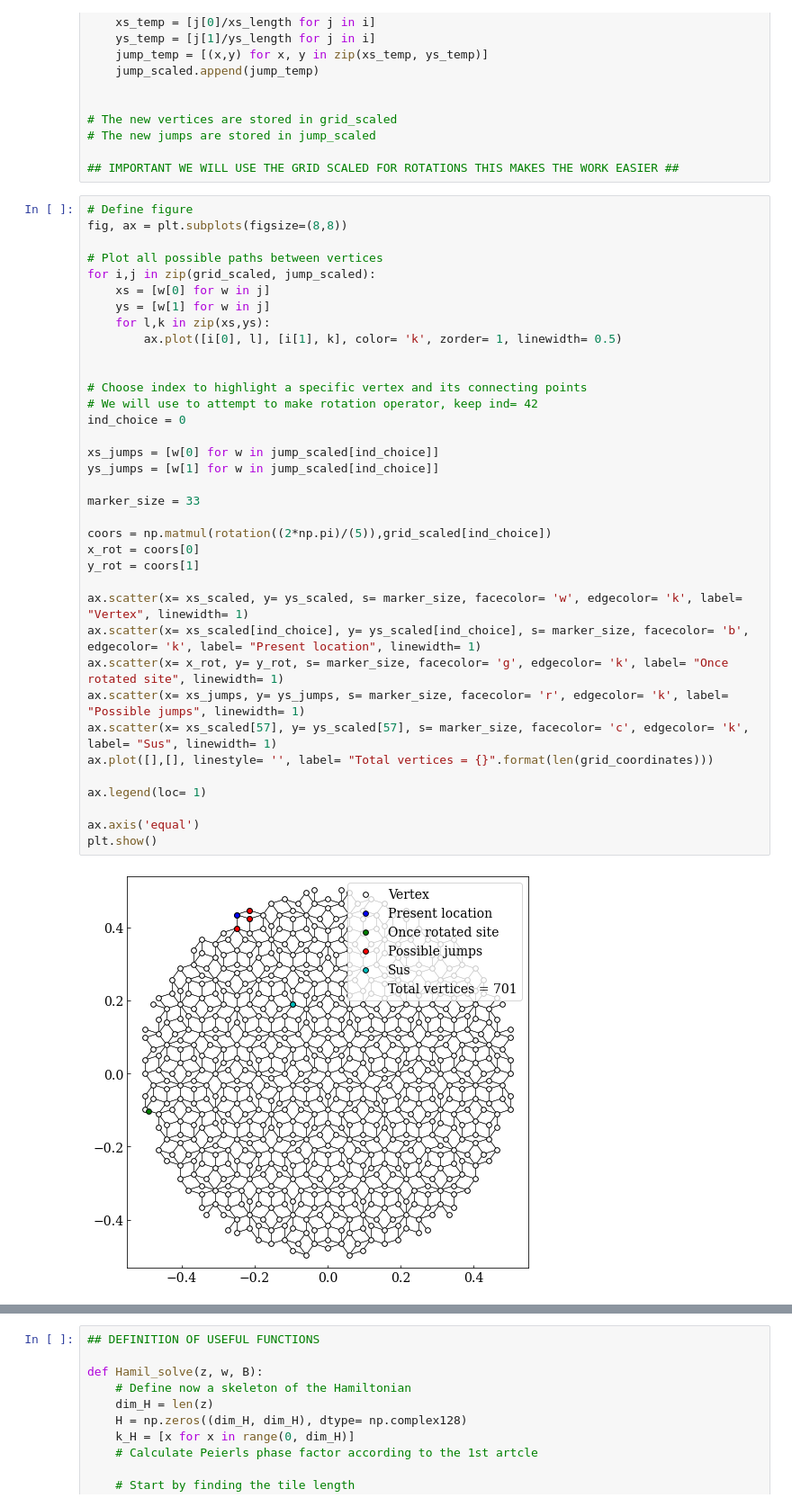
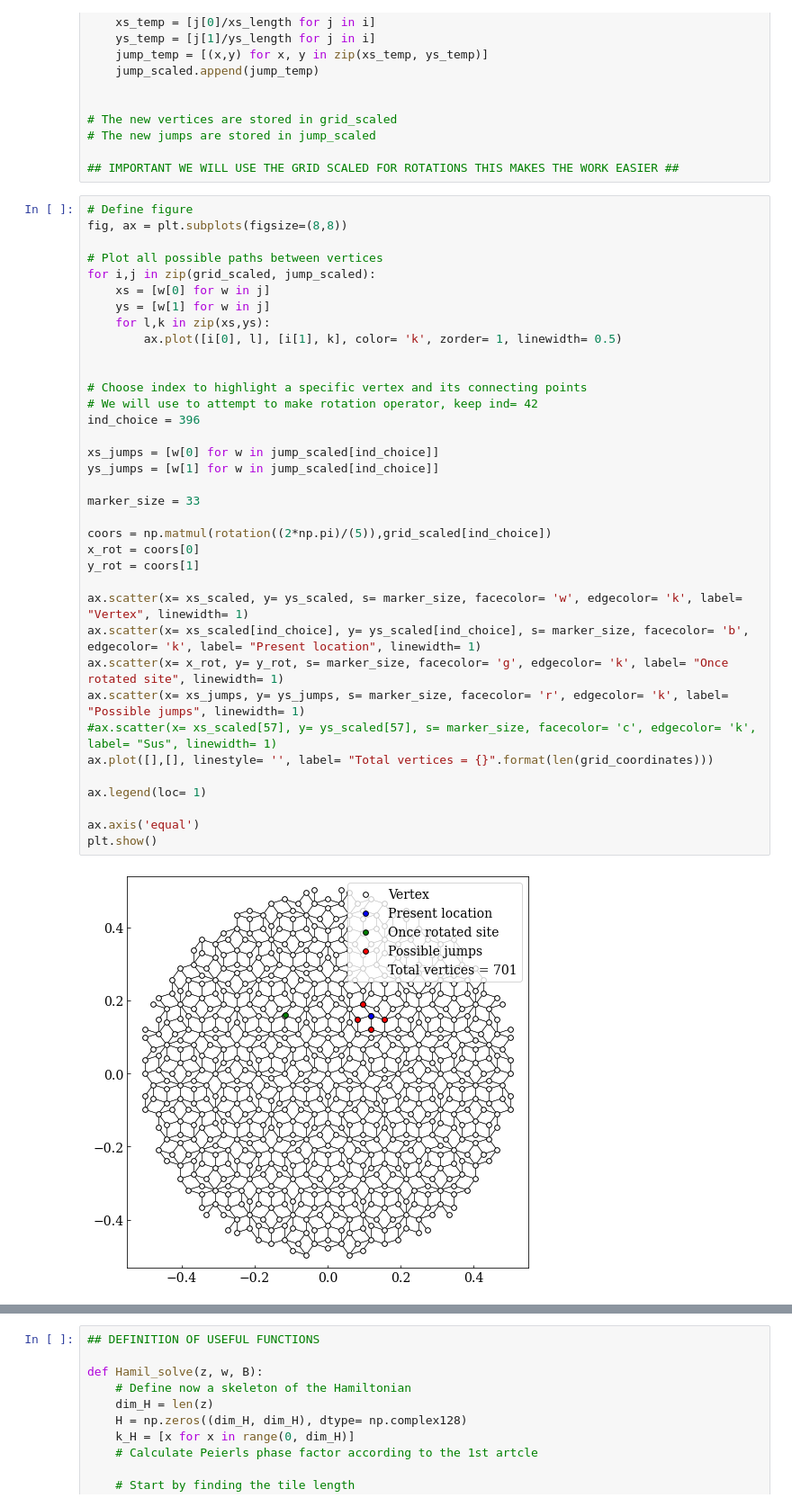
Before and after one commit to Kroghski/Bachelor, a Jupyter notebook: Code/Penrose/Penrose_rotation.ipynb, the cells around one changed output, grey strips where cells are left out. Shown at 90% size. Drawn from its saved outputs; the diff is of its cells as text.

```diff
--- a/Code/Penrose/Penrose_rotation.ipynb
+++ b/Code/Penrose/Penrose_rotation.ipynb
@@ -141,36 +141,36 @@ fig, ax = plt.subplots(figsize=(8,8))
 for i,j in zip(grid_scaled, jump_scaled):
     xs = [w[0] for w in j]
     ys = [w[1] for w in j]
     for l,k in zip(xs,ys):
         ax.plot([i[0], l], [i[1], k], color= 'k', zorder= 1, linewidth= 0.5)
 
 
 # Choose index to highlight a specific vertex and its connecting points
 # We will use to attempt to make rotation operator, keep ind= 42
-ind_choice = 0
+ind_choice = 396
 
 xs_jumps = [w[0] for w in jump_scaled[ind_choice]]
 ys_jumps = [w[1] for w in jump_scaled[ind_choice]]
 
 marker_size = 33
 
 coors = np.matmul(rotation((2*np.pi)/(5)),grid_scaled[ind_choice])
 x_rot = coors[0]
 y_rot = coors[1]
 
 ax.scatter(x= xs_scaled, y= ys_scaled, s= marker_size, facecolor= 'w', edgecolor= 'k', label= "Vertex", linewidth= 1)
 ax.scatter(x= xs_scaled[ind_choice], y= ys_scaled[ind_choice], s= marker_size, facecolor= 'b', edgecolor= 'k', label= "Present location", linewidth= 1)
 ax.scatter(x= x_rot, y= y_rot, s= marker_size, facecolor= 'g', edgecolor= 'k', label= "Once rotated site", linewidth= 1)
 ax.scatter(x= xs_jumps, y= ys_jumps, s= marker_size, facecolor= 'r', edgecolor= 'k', label= "Possible jumps", linewidth= 1)
-ax.scatter(x= xs_scaled[57], y= ys_scaled[57], s= marker_size, facecolor= 'c', edgecolor= 'k', label= "Sus", linewidth= 1)
+#ax.scatter(x= xs_scaled[57], y= ys_scaled[57], s= marker_size, facecolor= 'c', edgecolor= 'k', label= "Sus", linewidth= 1)
 ax.plot([],[], linestyle= '', label= "Total vertices = {}".format(len(grid_coordinates)))
 
 ax.legend(loc= 1)
 
 ax.axis('equal')
 plt.show()
 # %% [output]
-[figure, old version]
+[figure, new version]
 # %%
 # This takes a vector from the basis of lattice sites and rotates it n-fold and assigns to a new vector in the same
 def rot_op(site, n):
```
Also changed, not shown: parts of 2 cells of this notebook, 48 other files.
